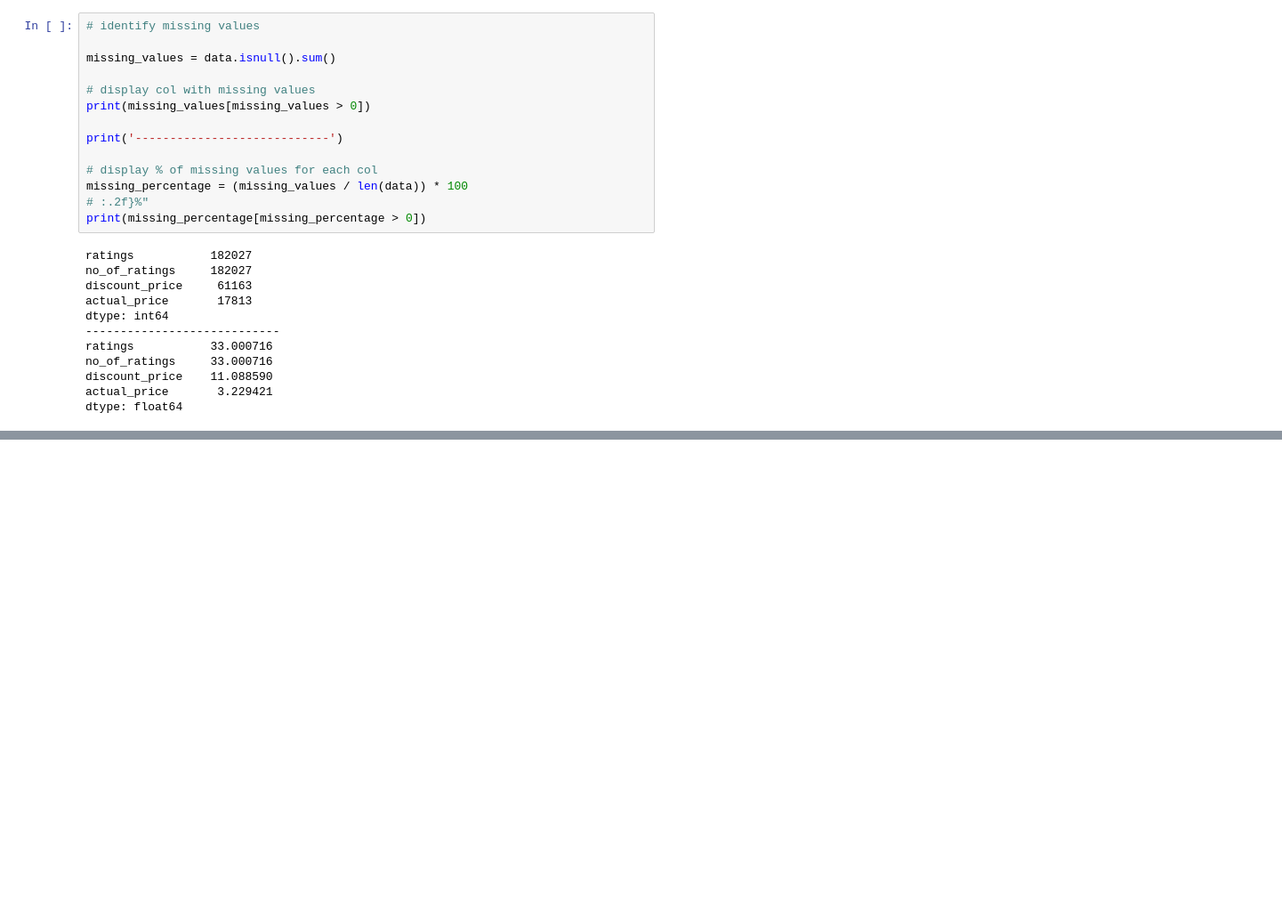
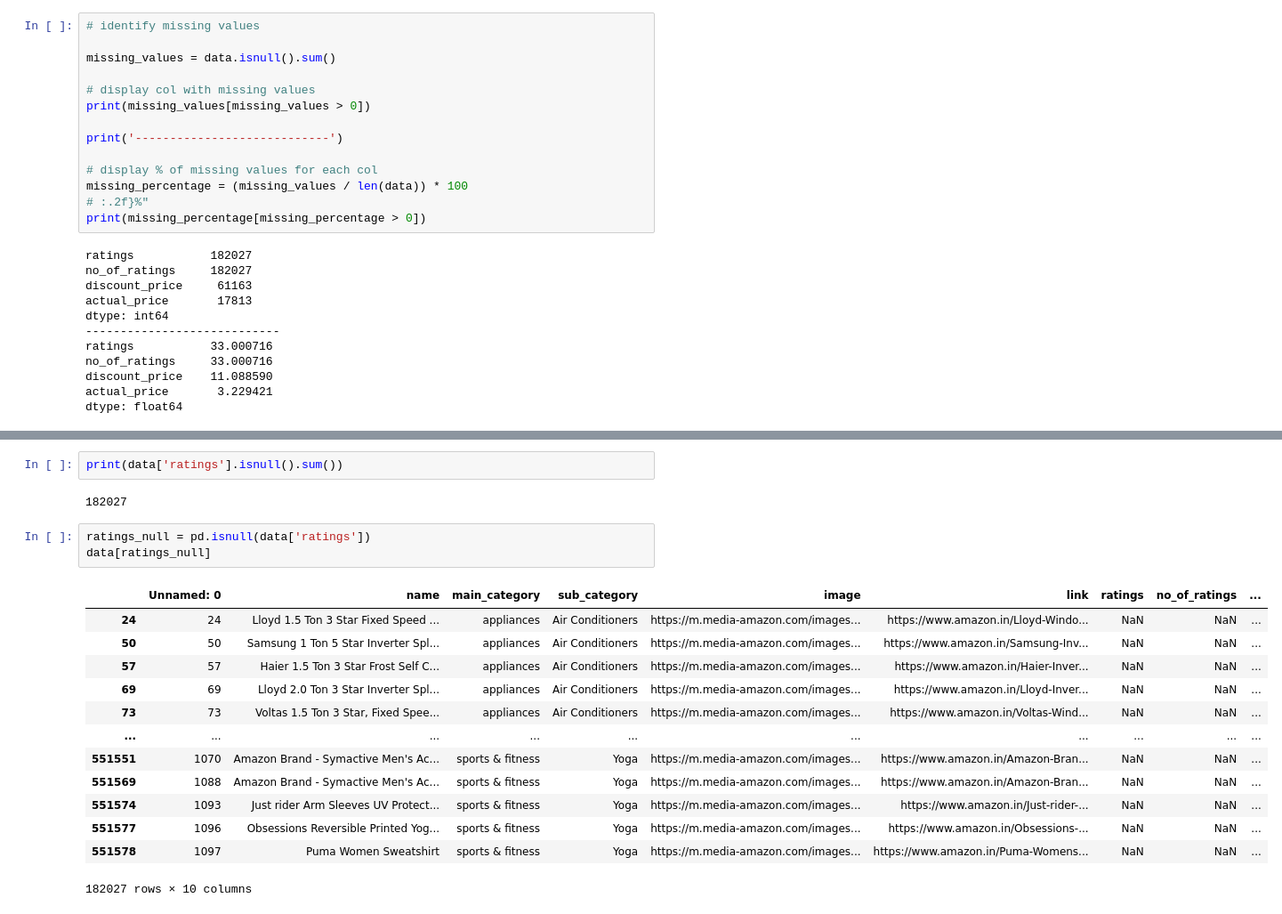
Before and after one commit to HSanny/ecomm_recommender, a Jupyter notebook: recommender.ipynb, the cells around one changed output, grey strips where cells are left out. Shown: that part at 89% size. Saved outputs shown, nothing was run; the diff lists cells and outputs as text; blank space fills up the shorter version.

```diff
--- a/recommender.ipynb
+++ b/recommender.ipynb
@@ -285,0 +274,21 @@ KeyboardInterrupt:
+# %%
+print(data['ratings'].isnull().sum())
+# %% [output]
+182027
+# %%
+ratings_null = pd.isnull(data['ratings'])
+data[ratings_null]
+# %% [output]
+|  | Unnamed: 0 | name | main_category | sub_category | image | link | ratings | no_of_ratings | ... |
+| 24 | 24 | Lloyd 1.5 Ton 3 Star Fixed Speed ... | appliances | Air Conditioners | https://m.media-amazon.com/images... | https://www.amazon.in/Lloyd-Windo... | NaN | NaN | ... |
+| 50 | 50 | Samsung 1 Ton 5 Star Inverter Spl... | appliances | Air Conditioners | https://m.media-amazon.com/images... | https://www.amazon.in/Samsung-Inv... | NaN | NaN | ... |
+| 57 | 57 | Haier 1.5 Ton 3 Star Frost Self C... | appliances | Air Conditioners | https://m.media-amazon.com/images... | https://www.amazon.in/Haier-Inver... | NaN | NaN | ... |
+| 69 | 69 | Lloyd 2.0 Ton 3 Star Inverter Spl... | appliances | Air Conditioners | https://m.media-amazon.com/images... | https://www.amazon.in/Lloyd-Inver... | NaN | NaN | ... |
+| 73 | 73 | Voltas 1.5 Ton 3 Star, Fixed Spee... | appliances | Air Conditioners | https://m.media-amazon.com/images... | https://www.amazon.in/Voltas-Wind... | NaN | NaN | ... |
+| ... | ... | ... | ... | ... | ... | ... | ... | ... | ... |
+| 551551 | 1070 | Amazon Brand - Symactive Men's Ac... | sports & fitness | Yoga | https://m.media-amazon.com/images... | https://www.amazon.in/Amazon-Bran... | NaN | NaN | ... |
+| 551569 | 1088 | Amazon Brand - Symactive Men's Ac... | sports & fitness | Yoga | https://m.media-amazon.com/images... | https://www.amazon.in/Amazon-Bran... | NaN | NaN | ... |
+| 551574 | 1093 | Just rider Arm Sleeves UV Protect... | sports & fitness | Yoga | https://m.media-amazon.com/images... | https://www.amazon.in/Just-rider-... | NaN | NaN | ... |
+| 551577 | 1096 | Obsessions Reversible Printed Yog... | sports & fitness | Yoga | https://m.media-amazon.com/images... | https://www.amazon.in/Obsessions-... | NaN | NaN | ... |
+| 551578 | 1097 | Puma Women Sweatshirt | sports & fitness | Yoga | https://m.media-amazon.com/images... | https://www.amazon.in/Puma-Womens... | NaN | NaN | ... |
+182027 rows × 10 columns
```
Also changed, not shown: parts of 1 cell of this notebook.
